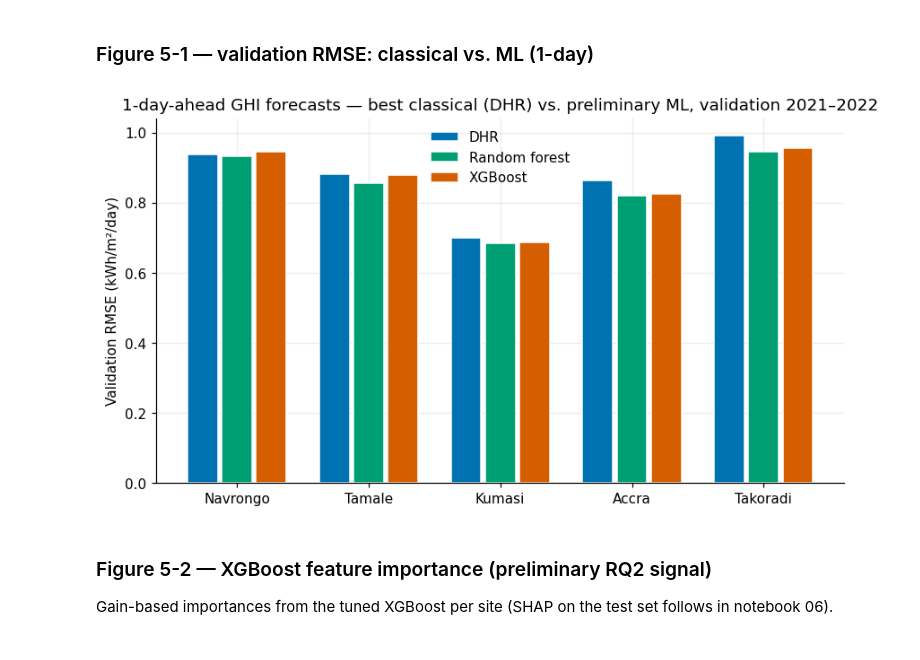
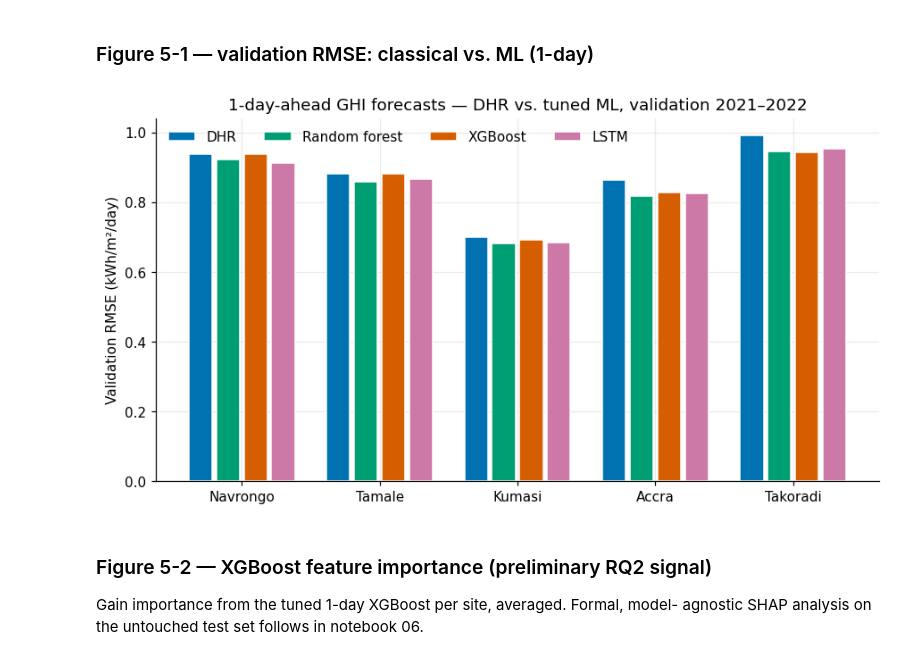
Before and after one commit to kudumens/capstone-solar-ghana, a Jupyter notebook: notebooks/05_ml_models.ipynb, the cells around one changed output. Saved outputs shown, nothing was run; the diff lists cells and outputs as text; code cells hidden in the pictures.

```diff
--- a/notebooks/05_ml_models.ipynb
+++ b/notebooks/05_ml_models.ipynb
@@ -164,32 +508,41 @@ comp
 # %% [markdown]
 ### Figure 5-1 — validation RMSE: classical vs. ML (1-day)
 # %%
-MODEL_COLOR = {'DHR': '#0072B2', 'Random forest': '#009E73', 'XGBoost': '#D55E00'}
-fig, ax = plt.subplots(figsize=(9, 4.8))
-xs = np.arange(len(SITE_ORDER))
-width = 0.26
-plot_models = ['DHR', 'Random forest', 'XGBoost']
-for i, model in enumerate(plot_models):
-    if model == 'DHR':
-        vals = [dhr[dhr['Site'] == SITE_LABEL[k]]['DHR RMSE'].iloc[0] for k in SITE_ORDER]
-    else:
-        vals = [ml[(ml['Site'] == SITE_LABEL[k]) & (ml['Model'] == model)]['RMSE'].iloc[0]
-                for k in SITE_ORDER]
-    ax.bar(xs + (i - 1) * width, vals, width - 0.03, color=MODEL_COLOR[model],
-           label=model, edgecolor='white', linewidth=1)
-ax.set_xticks(xs); ax.set_xticklabels([SITE_LABEL[k] for k in SITE_ORDER])
-ax.set_ylabel('Validation RMSE (kWh/m²/day)')
-ax.set_title('1-day-ahead GHI forecasts — best classical (DHR) vs. preliminary ML, validation 2021–2022')
-ax.legend(frameon=False)
-fig.savefig(FIGDIR / 'fig_05_1_ml_vs_dhr.png')
-plt.show()
+MODEL_COLOR = {'DHR': '#0072B2', 'Random forest': '#009E73',
+               'XGBoost': '#D55E00', 'LSTM': '#CC79A7'}
+
+def rmse_bars(horizon, fname, title):
+    fig, ax = plt.subplots(figsize=(9.5, 4.8))
+    xs = np.arange(len(SITE_ORDER))
+    plot_models = ['DHR', 'Random forest', 'XGBoost', 'LSTM']
+    width = 0.2
+    for i, model in enumerate(plot_models):
+        if model == 'DHR':
+            vals = [dhr[(dhr['Site'] == SITE_LABEL[k])
+                        & (dhr['Horizon'] == horizon)]['DHR RMSE'].iloc[0]
+                    for k in SITE_ORDER]
+        else:
+            vals = [ml[(ml['Site'] == SITE_LABEL[k]) & (ml['Model'] == model)
+                       & (ml['Horizon'] == horizon)]['RMSE'].iloc[0]
+                    for k in SITE_ORDER]
+        ax.bar(xs + (i - 1.5) * width, vals, width - 0.03, color=MODEL_COLOR[model],
+               label=model, edgecolor='white', linewidth=1)
+    ax.set_xticks(xs); ax.set_xticklabels([SITE_LABEL[k] for k in SITE_ORDER])
+    ax.set_ylabel('Validation RMSE (kWh/m²/day)')
+    ax.set_title(title)
+    ax.legend(frameon=False, ncols=4)
+    fig.savefig(FIGDIR / fname)
+    plt.show()
+
+rmse_bars('1-day', 'fig_05_1_ml_vs_dhr.png',
+          '1-day-ahead GHI forecasts — DHR vs. tuned ML, validation 2021–2022')
 # %% [output]
-[figure, old version]
+[figure, new version]
 # %% [markdown]
 ### Figure 5-2 — XGBoost feature importance (preliminary RQ2 signal)
 
-Gain-based importances from the tuned XGBoost per site (SHAP on the test set
-follows in notebook 06).
+Gain importance from the tuned 1-day XGBoost per site, averaged. Formal, model-
+agnostic SHAP analysis on the untouched test set follows in notebook 06.
 # %%
 imp = pd.DataFrame(importances)[SITE_ORDER]
 imp.columns = [SITE_LABEL[k] for k in SITE_ORDER]
```
Also changed, not shown: parts of 22 cells of this notebook, 47 other files.
